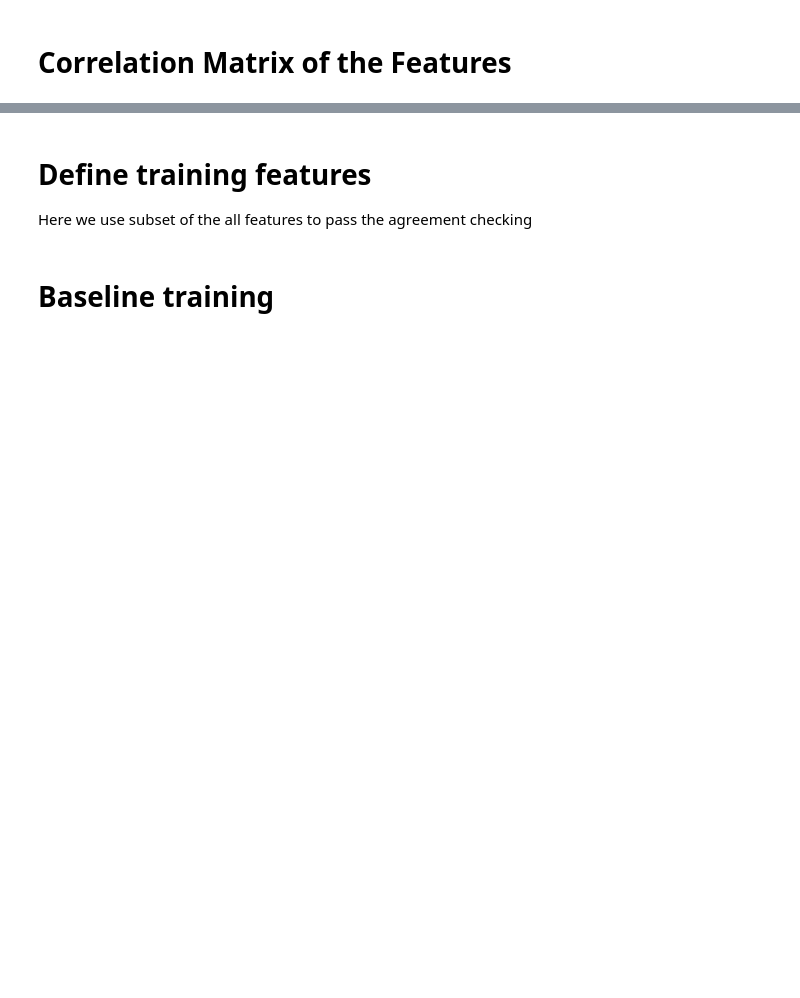
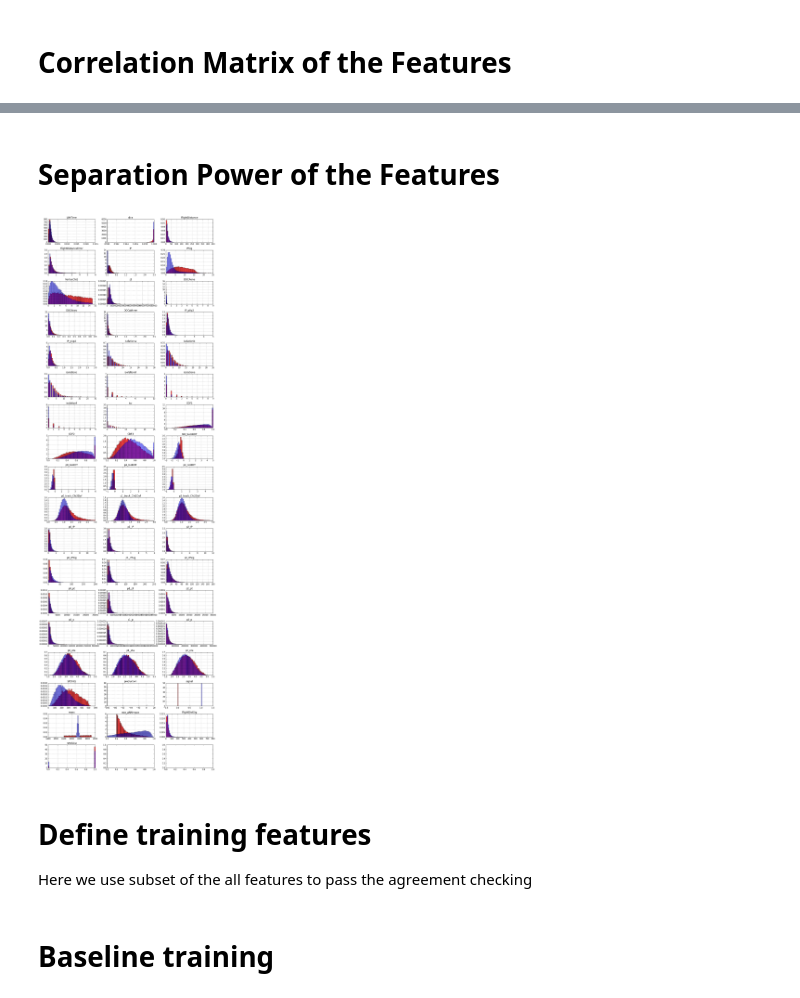
Before and after one commit to yuanchao/flavours-of-physics-start, a Jupyter notebook: my_baseline.ipynb, the cells around one changed output, grey strips where cells are left out. Drawn from its saved outputs; the diff is of its cells as text; code cells hidden in the pictures; blank space fills up the shorter version.

```diff
--- a/my_baseline.ipynb
+++ b/my_baseline.ipynb
@@ -45,3 +58,32 @@ plt.show()
+# %% [markdown]
+# Separation Power of the Features
+# %%
+# the histogram of the data
+
+idx = 0
+
+f, axarr = subplots(18, 3, figsize=(15, 50))
+f.subplots_adjust(wspace=0.25, hspace=0.35)
+
+for var in train.columns[:] :
+    col = idx % 3
+    row = int(idx/3)
+
+    # making histogram plots for signal over background
+    n, bins, patches = axarr[row, col].hist(train[var][train['signal']==0], 50, normed=1, facecolor='red', alpha=0.75)
+    n, bins, patches = axarr[row, col].hist(train[var][train['signal']==1], 50, normed=1, facecolor='blue', alpha=0.5)
+
+    axarr[row, col].set_title(var)
+    #ylabel('Probability')
+    #title(r'$\mathrm{Histogram\ of\ IQ:}\ \mu=100,\ \sigma=15$')
+    #axis([40, 160, 0, 0.03])
+    axarr[row, col].grid(True)
+
+    idx = idx + 1
+
+show()
+# %% [output]
+[figure, added]
 # %% [markdown]
 # Define training features
 Here we use subset of the all features to pass the agreement checking
```
Also changed, not shown: parts of 20 cells of this notebook.
